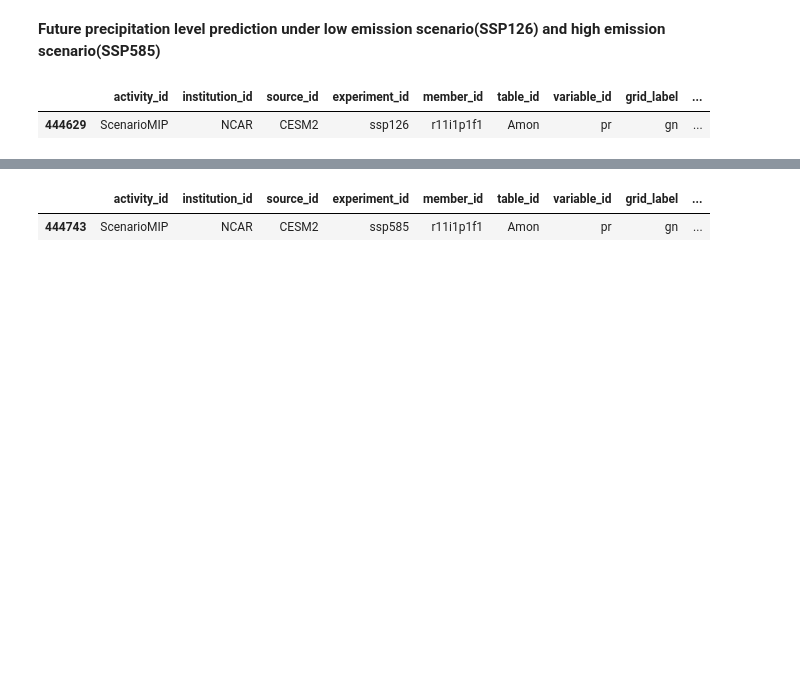
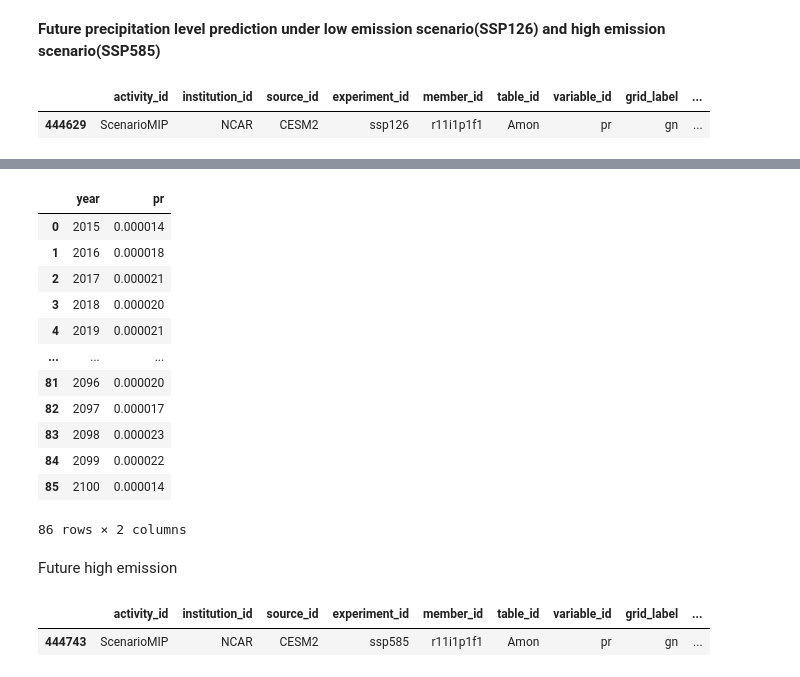
Before and after one commit to jeremyjcheng/106_project3, a Jupyter notebook: eda.ipynb, the cells around one changed output, grey strips where cells are left out. Cells and saved outputs as stored; diff of their text form; code cells hidden in the pictures; blank space fills up the shorter version.

```diff
--- a/eda.ipynb
+++ b/eda.ipynb
@@ -313,0 +367,18 @@ future_low_emission
+# %%
+west_america_precip = west.groupby('year').mean(dim=['lat', 'lon'])
+northwest_future_df = west_america_precip.to_dataframe().reset_index()
+northwest_future_df
+# %% [output]
+|  | year | pr |
+| 0 | 2015 | 0.000014 |
+| 1 | 2016 | 0.000018 |
+| 2 | 2017 | 0.000021 |
+| 3 | 2018 | 0.000020 |
+| 4 | 2019 | 0.000021 |
+| ... | ... | ... |
+| 81 | 2096 | 0.000020 |
+| 82 | 2097 | 0.000017 |
+| 83 | 2098 | 0.000023 |
+| 84 | 2099 | 0.000022 |
+| 85 | 2100 | 0.000014 |
+86 rows × 2 columns
@@ -314,3 +391,5 @@ future_low_emission
+# %% [markdown]
+Future high emission
 # %%
 future_high_emission = df[
    (df['activity_id'] == 'ScenarioMIP') &
```
Also changed, not shown: parts of 23 cells of this notebook, 4 other files.
